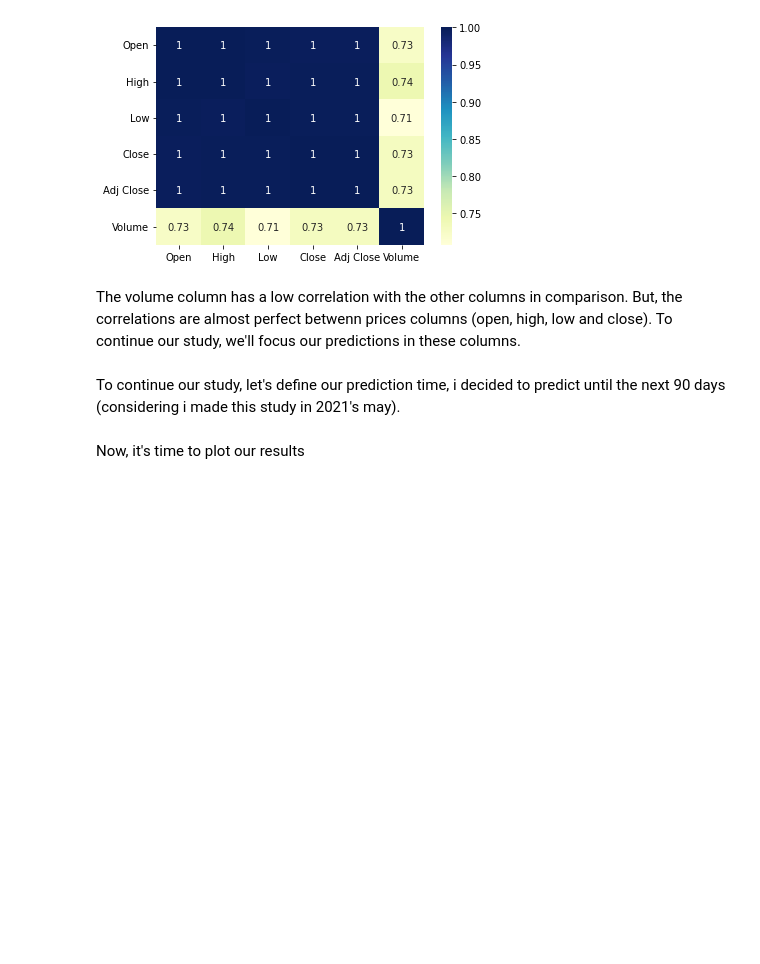
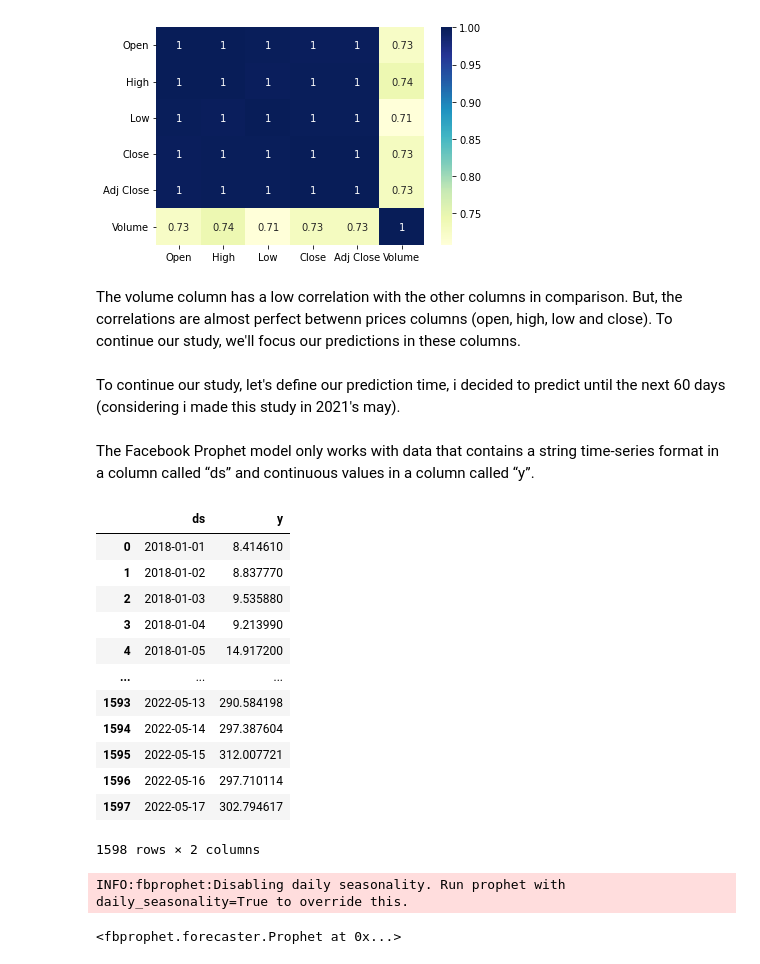
Before and after one commit to brunoclvrt/Case-2---BNB-price-prediction, a Jupyter notebook: BNB_Prediction.ipynb, the cells around one changed output. Saved outputs shown, nothing was run; the diff lists cells and outputs as text; code cells hidden in the pictures; blank space fills up the shorter version.

```diff
--- a/BNB_Prediction.ipynb
+++ b/BNB_Prediction.ipynb
@@ -132,4 +114,4 @@ plt.show(figure)
 # %% [markdown]
 The volume column has a low correlation with the other columns in comparison. But, the correlations are almost perfect betwenn prices columns (open, high, low and close). To continue our study, we'll focus our predictions in these columns.
 # %% [markdown]
-To continue our study, let's define our prediction time, i decided to predict until the next 90 days (considering i made this study in 2021's may).
+To continue our study, let's define our prediction time, i decided to predict until the next 60 days (considering i made this study in 2021's may).
@@ -148,2 +118,29 @@ print(model) #statistics about the best regression choiced
-# %% [markdown]
-Now, it's time to plot our results
+# %% [markdown]
+The Facebook Prophet model only works with data that contains a string time-series format in a column called “ds” and continuous values in a column called “y”.
+# %%
+from fbprophet import Prophet
+
+df_pred = df[['Date','Close']]
+df_pred.columns = ['ds','y'] #Changing column's names
+
+df_pred
+# %% [output]
+|  | ds | y |
+| 0 | 2018-01-01 | 8.414610 |
+| 1 | 2018-01-02 | 8.837770 |
+| 2 | 2018-01-03 | 9.535880 |
+| 3 | 2018-01-04 | 9.213990 |
+| 4 | 2018-01-05 | 14.917200 |
+| ... | ... | ... |
+| 1593 | 2022-05-13 | 290.584198 |
+| 1594 | 2022-05-14 | 297.387604 |
+| 1595 | 2022-05-15 | 312.007721 |
+| 1596 | 2022-05-16 | 297.710114 |
+| 1597 | 2022-05-17 | 302.794617 |
+1598 rows × 2 columns
+# %%
+prophet = Prophet()
+prophet.fit(df_pred)
+# %% [output]
+INFO:fbprophet:Disabling daily seasonality. Run prophet with daily_seasonality=True to override this.
+<fbprophet.forecaster.Prophet at 0x...>
```
Also changed, not shown: parts of 16 cells of this notebook.
